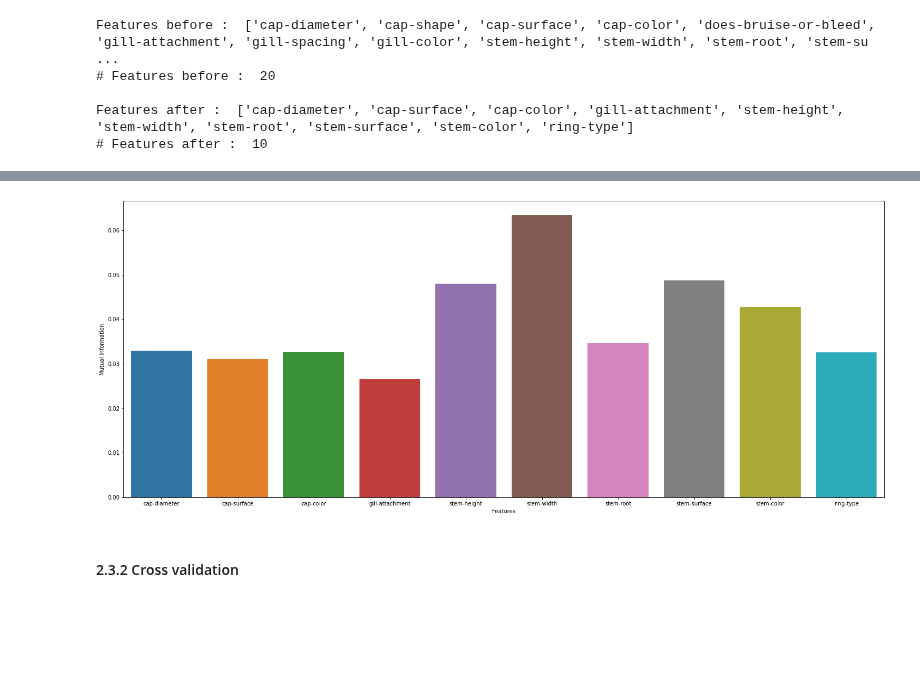
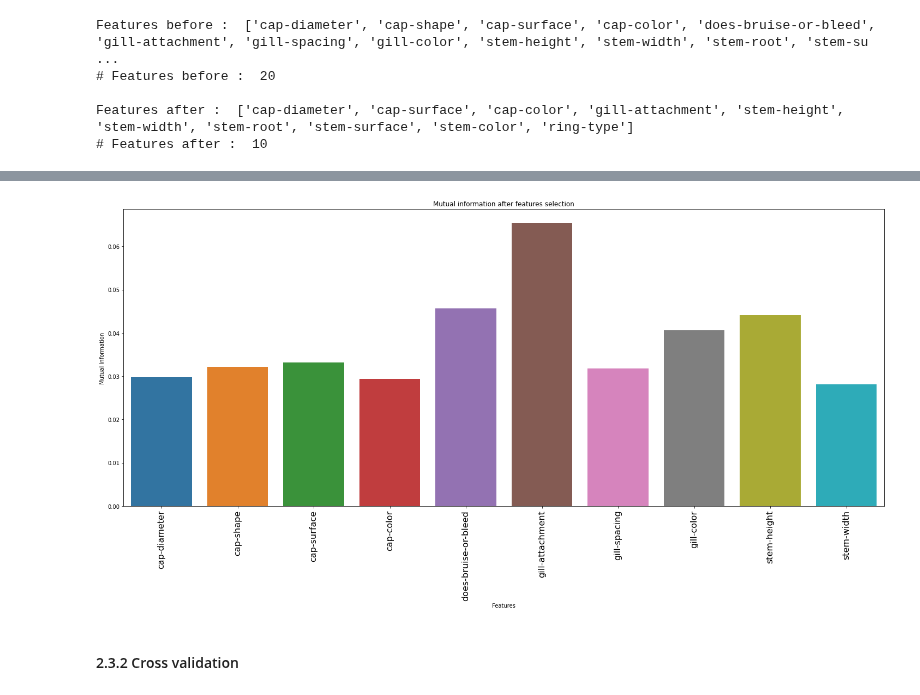
Before and after one commit to msalvati1997/mushrooms_classificator, a Jupyter notebook: mushroom.ipynb, the cells around one changed output, grey strips where cells are left out. Cells and saved outputs as stored; diff of their text form; code cells hidden in the pictures; blank space fills up the shorter version.

```diff
--- a/mushroom.ipynb
+++ b/mushroom.ipynb
@@ -661,12 +671,14 @@ Features after :  ['cap-diameter', 'cap-surface', 'cap-color', 'gill-attachment'
 # %%
 mi = mutual_info_classif(x_train_selected_mi,y_train)
 mi_df =pd.DataFrame(x_train_selected_mi, columns=x_train_scaled.columns[model.get_support()])
 f, ax = plt.subplots(figsize=(25, 10))
 ax = sns.barplot(x = mi_df.columns , y=mi)
 ax.set(xlabel='Features', ylabel='Mutual Information')
+ax.set(title='Mutual information after features selection')
+ax.set_xticklabels(x_train.columns,rotation=90,fontsize=16)
 plt.show()
 # %% [output]
-[figure, old version]
+[figure, new version]
 # %% [markdown]
 #### 2.3.2 Cross validation
 # %% [markdown]
```
Also changed, not shown: parts of 1 cell of this notebook.
